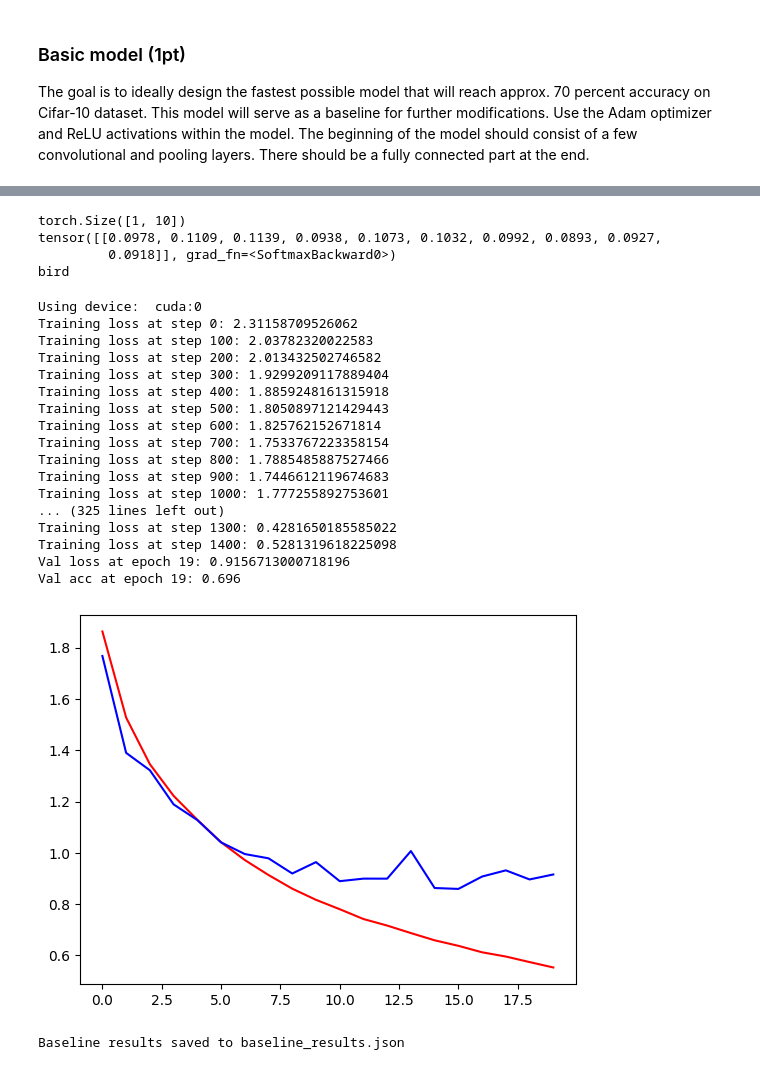
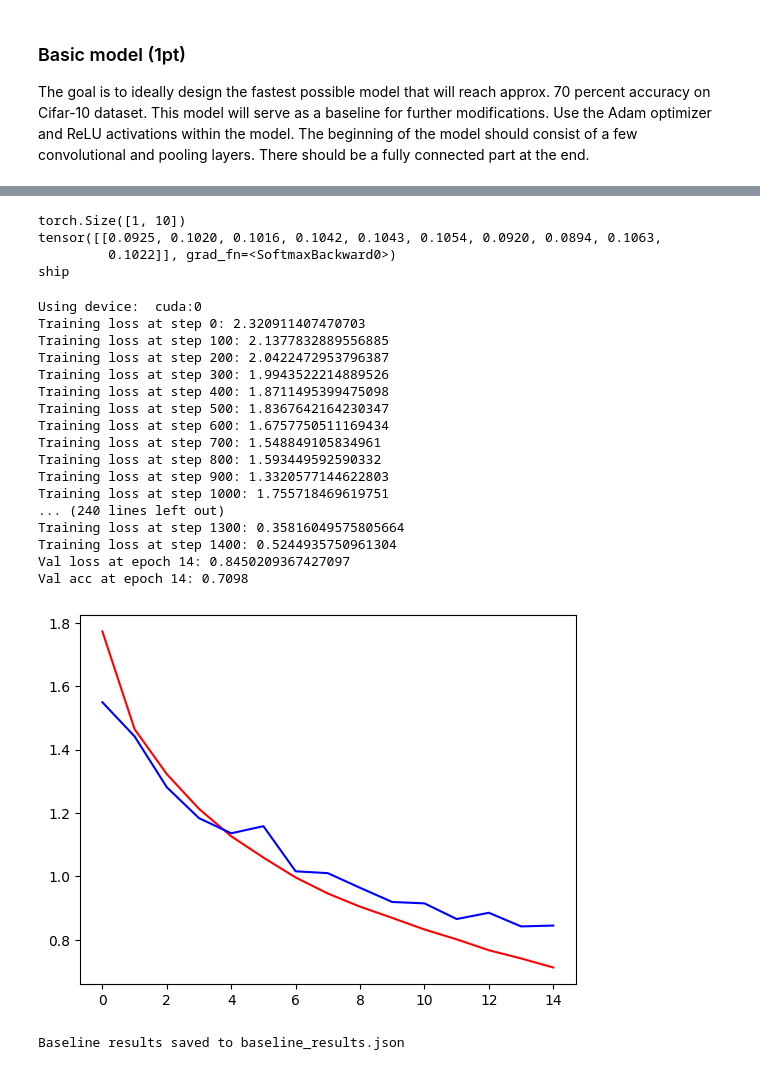
Before and after one commit to tomasbelak24/deeplearning-vision, a Jupyter notebook: hw1/baseline_model_training.ipynb, the cells around one changed output, grey strips where cells are left out. Saved outputs shown, nothing was run; the diff lists cells and outputs as text; code cells hidden in the pictures.

Commit message:
updated model architecture to reach 70% val acuraccy in less epochs

```diff
--- a/hw1/baseline_model_training.ipynb
+++ b/hw1/baseline_model_training.ipynb
@@ -65,19 +65,22 @@ torch.Size([1, 3, 32, 32])
 # %%
 from torch.nn import Sequential, Linear, ReLU, Softmax, Conv2d, MaxPool2d, Flatten, AdaptiveAvgPool2d
 
-def build_model():
-  # We have three channels on input in shape N x 3 x 32 x 32
-  model = Sequential(
-      Conv2d(3, 32, 3), MaxPool2d(2), ReLU(),
-      Conv2d(32, 64, 3), MaxPool2d(2), ReLU(),
-      Conv2d(64, 128, 3), MaxPool2d(2), ReLU(),
-      AdaptiveAvgPool2d(1),Flatten(),
-      Linear(128, 64), ReLU(),
-      Linear(64, 32), ReLU(),
-      Linear(32, 10))
+def build_model(num_classes=10):
+    model = Sequential(
+        Conv2d(3, 32, 3, padding=1, bias=True), ReLU(),
+        MaxPool2d(2),
+        Conv2d(32, 64, 3, padding=1, bias=True), ReLU(),
+        MaxPool2d(2),
+        Conv2d(64, 128, 3, padding=1, bias=True), ReLU(),
+        MaxPool2d(2),
 
-  model_inference = Sequential(model, Softmax(dim=1))
-  return model, model_inference
+        AdaptiveAvgPool2d(1),
+        Flatten(),
+        Linear(128, num_classes)
+    )
+
+    model_inference = Sequential(model, Softmax(dim=1))
+    return model, model_inference
 
 model, model_inference = build_model()
 
@@ -87,9 +90,9 @@ print(out)
 print(classes[out.argmax().item()])
 # %% [output]
 torch.Size([1, 10])
-tensor([[0.0978, 0.1109, 0.1139, 0.0938, 0.1073, 0.1032, 0.0992, 0.0893, 0.0927,
-         0.0918]], grad_fn=<SoftmaxBackward0>)
-bird
+tensor([[0.0925, 0.1020, 0.1016, 0.1042, 0.1043, 0.1054, 0.0920, 0.0894, 0.1063,
+         0.1022]], grad_fn=<SoftmaxBackward0>)
+ship
 # %%
 def one_epoch(model, loss, optimizer, dataloader_train, dataloader_val, verbose=True):
   train_losses = []
@@ -135,51 +138,51 @@ device = torch.device("cuda:0" if torch.cuda.is_available() else "cpu")
 print("Using device: ", device)
 
 ce_loss = torch.nn.CrossEntropyLoss().to(device)
 
 model, model_inference = build_model()
 
 model.to(device)
 model_inference.to(device)
 
 optimizer = torch.optim.Adam(model.parameters(), lr=1e-3)
 
 epoch_train_losses = []
 epoch_val_losses = []
 epoch_val_accs = []
 
-for e in range(20):
+for e in range(15):
   train_loss, val_loss, val_acc = one_epoch(model, ce_loss, optimizer, dataloader_train, dataloader_val)
 
   print("Val loss at epoch {}: {}".format(e, val_loss))
   print("Val acc at epoch {}: {}".format(e, val_acc))
 
   torch.save(model.state_dict(), "{:03d}.pth".format(e))
   epoch_train_losses.append(train_loss)
   epoch_val_losses.append(val_loss)
   epoch_val_accs.append(val_acc)
 
 plt.plot(epoch_train_losses, c='r')
 plt.plot(epoch_val_losses, c='b')
 plt.show()
 # %% [output]
 Using device:  cuda:0
-Training loss at step 0: 2.31158709526062
-Training loss at step 100: 2.03782320022583
-Training loss at step 200: 2.013432502746582
-Training loss at step 300: 1.9299209117889404
-Training loss at step 400: 1.8859248161315918
-Training loss at step 500: 1.8050897121429443
-Training loss at step 600: 1.825762152671814
-Training loss at step 700: 1.7533767223358154
-Training loss at step 800: 1.7885485887527466
-Training loss at step 900: 1.7446612119674683
-Training loss at step 1000: 1.777255892753601
-... (325 lines left out)
-Training loss at step 1300: 0.4281650185585022
-Training loss at step 1400: 0.5281319618225098
-Val loss at epoch 19: 0.9156713000718196
-Val acc at epoch 19: 0.696
+Training loss at step 0: 2.320911407470703
+Training loss at step 100: 2.1377832889556885
+Training loss at step 200: 2.0422472953796387
+Training loss at step 300: 1.9943522214889526
+Training loss at step 400: 1.8711495399475098
+Training loss at step 500: 1.8367642164230347
+Training loss at step 600: 1.6757750511169434
+Training loss at step 700: 1.548849105834961
+Training loss at step 800: 1.593449592590332
+Training loss at step 900: 1.3320577144622803
+Training loss at step 1000: 1.755718469619751
+... (240 lines left out)
+Training loss at step 1300: 0.35816049575805664
+Training loss at step 1400: 0.5244935750961304
+Val loss at epoch 14: 0.8450209367427097
+Val acc at epoch 14: 0.7098
-[figure, old version]
+[figure, new version]
 # %%
 # @title Dumping losses and val accuracy into json
 import json
```
Also changed, not shown: parts of 1 cell of this notebook.
